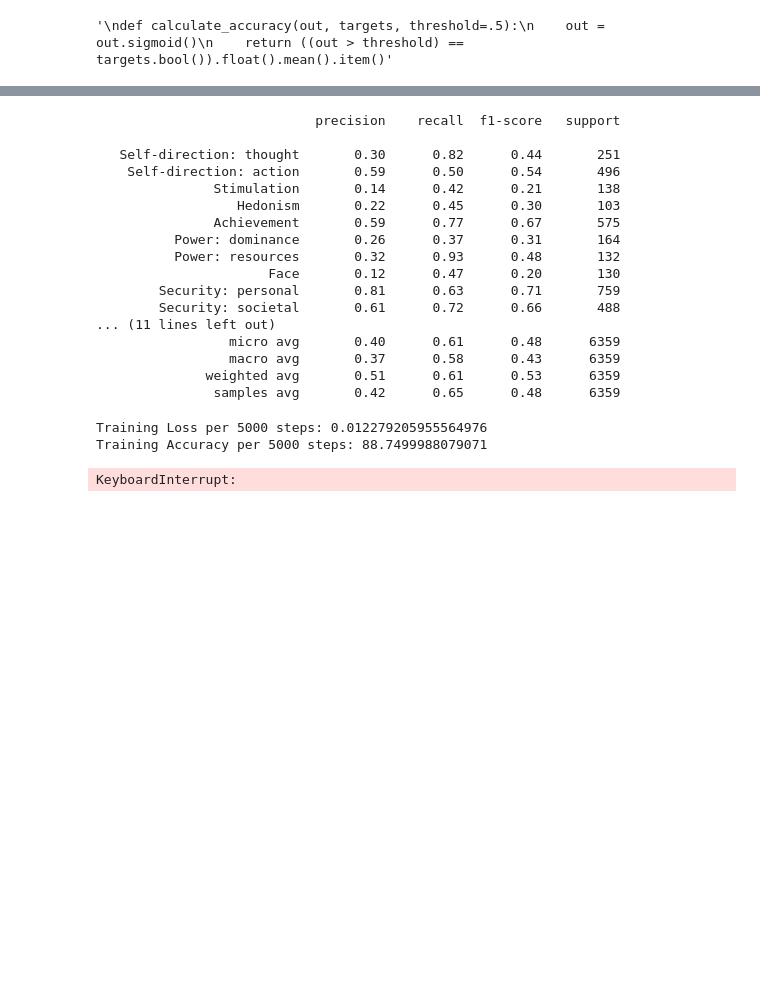
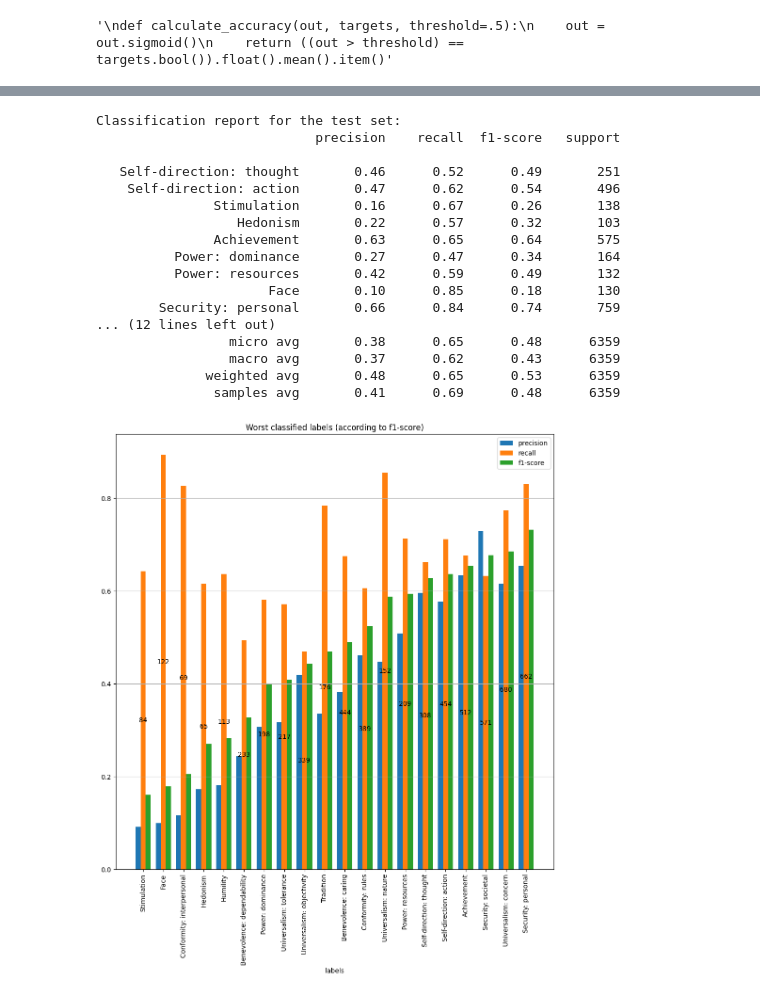
Before and after one commit to RiccardoSpolaor/NLP-project, a Jupyter notebook: src/main.ipynb, the cells around one changed output, grey strips where cells are left out. Cells and saved outputs as stored; diff of their text form; code cells hidden in the pictures; blank space fills up the shorter version.

```diff
--- a/src/main.ipynb
+++ b/src/main.ipynb
@@ -1025,5 +938,0 @@ print(confusion_matrix)
-# %%
-for i in range(confusion_matrix.shape[0]):
-    confusion_matrix[i] = confusion_matrix[i] / confusion_matrix[i].sum()
-
-print(confusion_matrix)
@@ -1071,24 +988,24 @@ from sklearn.metrics import classification_report
 class_report_test = classification_report(y_true=y_true, y_pred=y_pred, target_names=labels_train_df.columns.to_list(),
                                      zero_division=0, output_dict=True)
 
-print('Classification report for the validation set:')
+print('Classification report for the test set:')
 print(classification_report(y_true=y_true, y_pred=y_pred,
                             target_names=labels_train_df.columns.to_list(), zero_division=0))
 # %% [output]
+Classification report for the test set:
                             precision    recall  f1-score   support
 
-   Self-direction: thought       0.30      0.82      0.44       251
-    Self-direction: action       0.59      0.50      0.54       496
-               Stimulation       0.14      0.42      0.21       138
-                  Hedonism       0.22      0.45      0.30       103
-               Achievement       0.59      0.77      0.67       575
-          Power: dominance       0.26      0.37      0.31       164
-          Power: resources       0.32      0.93      0.48       132
-                      Face       0.12      0.47      0.20       130
-        Security: personal       0.81      0.63      0.71       759
-        Security: societal       0.61      0.72      0.66       488
-... (11 lines left out)
-                 micro avg       0.40      0.61      0.48      6359
-                 macro avg       0.37      0.58      0.43      6359
-              weighted avg       0.51      0.61      0.53      6359
-               samples avg       0.42      0.65      0.48      6359
+   Self-direction: thought       0.46      0.52      0.49       251
+    Self-direction: action       0.47      0.62      0.54       496
+               Stimulation       0.16      0.67      0.26       138
+                  Hedonism       0.22      0.57      0.32       103
+               Achievement       0.63      0.65      0.64       575
+          Power: dominance       0.27      0.47      0.34       164
+          Power: resources       0.42      0.59      0.49       132
+                      Face       0.10      0.85      0.18       130
+        Security: personal       0.66      0.84      0.74       759
+... (12 lines left out)
+                 micro avg       0.38      0.65      0.48      6359
+                 macro avg       0.37      0.62      0.43      6359
+              weighted avg       0.48      0.65      0.53      6359
+               samples avg       0.41      0.69      0.48      6359
@@ -1135,8 +1012,23 @@ def train(epoch):
-# %%
-for epoch in range(EPOCHS):
-    model.train()
-    train(epoch)
-# %% [output]
-Training Loss per 5000 steps: 0.012279205955564976
-Training Accuracy per 5000 steps: 88.7499988079071
-KeyboardInterrupt:
+# %%
+from typing import OrderedDict
+
+class_report_sorted = sorted([(class_report_val[label]['f1-score'], label)
+                            for label in class_report_val.keys() if label in labels_train_df.columns.to_list() ])
+
+class_report_sorted = OrderedDict({label:class_report_val[label] for (f1_score, label) in class_report_sorted})
+
+plt.figure(figsize=(12,12))
+x_axis = 2*np.arange(len(class_report_sorted))
+plt.bar(x_axis-0.5, [class_report_sorted[tag]['precision'] for tag in class_report_sorted], label='precision', width=0.5)
+b = plt.bar(x_axis, [class_report_sorted[tag]['recall'] for tag in class_report_sorted], label='recall', width=0.5)
+plt.bar(x_axis+0.5, [class_report_sorted[tag]['f1-score'] for tag in class_report_sorted], label='f1-score', width=0.5)
+plt.bar_label(b, labels=[class_report_sorted[tag]['support'] for tag in class_report_sorted], label_type='center')
+plt.xticks(x_axis, list(class_report_sorted.keys()))
+plt.grid(axis='y')
+plt.legend()
+plt.xticks(rotation=90)
+plt.title('Worst classified labels (according to f1-score)')
+plt.xlabel('labels')
+plt.show()
+# %% [output]
+[figure, added]
```
Also changed, not shown: parts of 28 cells of this notebook.
